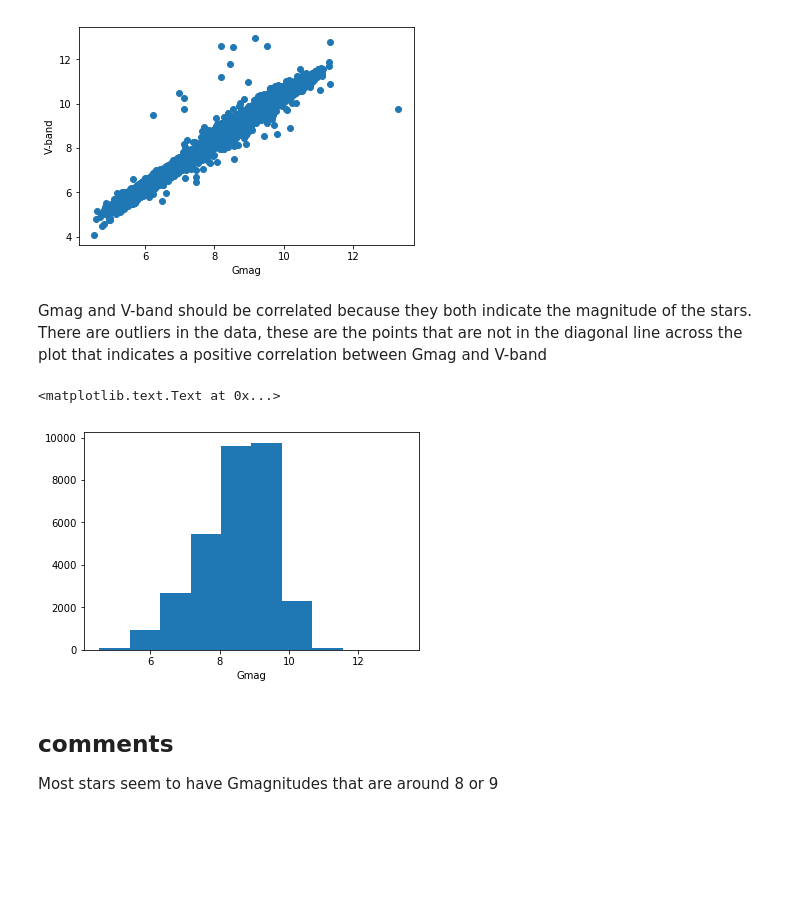
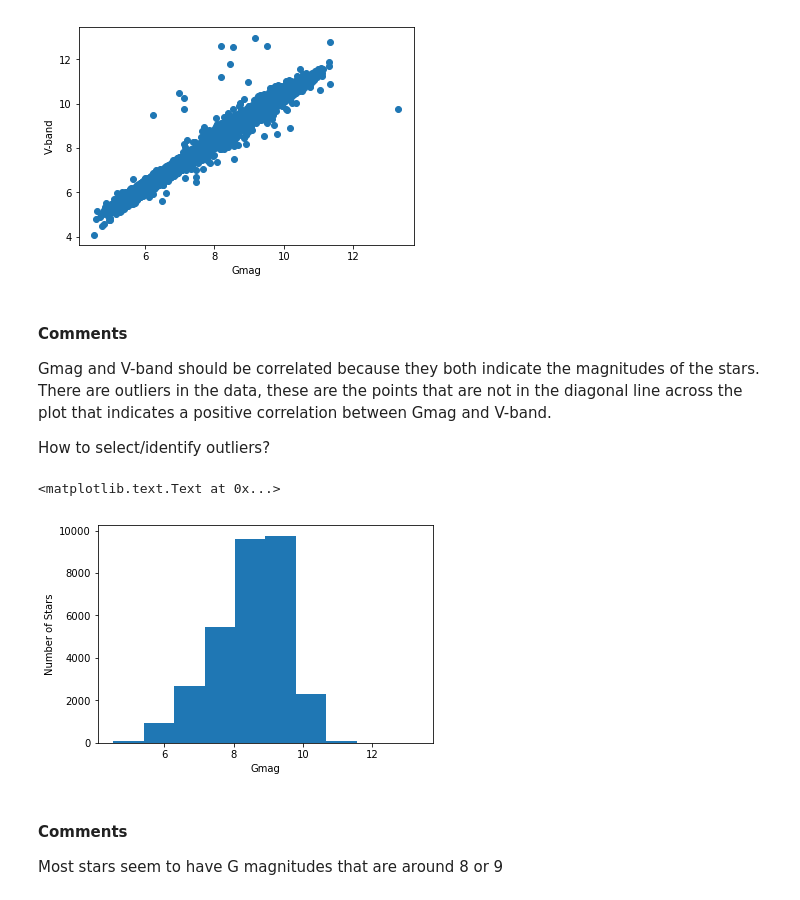
Before and after one commit to leemundy/GAIA, a Jupyter notebook: Work-Areas/rpopescu/notebook/Sample.ipynb, the cells around one changed output. Cells and saved outputs as stored; diff of their text form; code cells hidden in the pictures; blank space fills up the shorter version.

```diff
--- a/Work-Areas/rpopescu/notebook/Sample.ipynb
+++ b/Work-Areas/rpopescu/notebook/Sample.ipynb
@@ -49,16 +33,21 @@ plt.ylabel('V-band')
 <matplotlib.text.Text at 0x...>
 [figure]
 # %% [markdown]
-Gmag and V-band should be correlated because they both indicate the magnitude of the stars.
+#### Comments
+
+Gmag and V-band should be correlated because they both indicate the magnitudes of the stars.
 There are outliers in the data, these are the points that are not in the diagonal line across the plot that
-indicates a positive correlation between Gmag and V-band
+indicates a positive correlation between Gmag and V-band.
+
+How to select/identify outliers?
 # %%
 #Histogram of G band magnitudes
 plt.hist(Gmag)
 plt.xlabel('Gmag')
+plt.ylabel('Number of Stars')
 # %% [output]
 <matplotlib.text.Text at 0x...>
-[figure, old version]
+[figure, new version]
 # %% [markdown]
-## comments
-Most stars seem to have Gmagnitudes that are around 8 or 9
+#### Comments
+Most stars seem to have G magnitudes that are around 8 or 9
```
Also changed, not shown: parts of 11 cells of this notebook.
